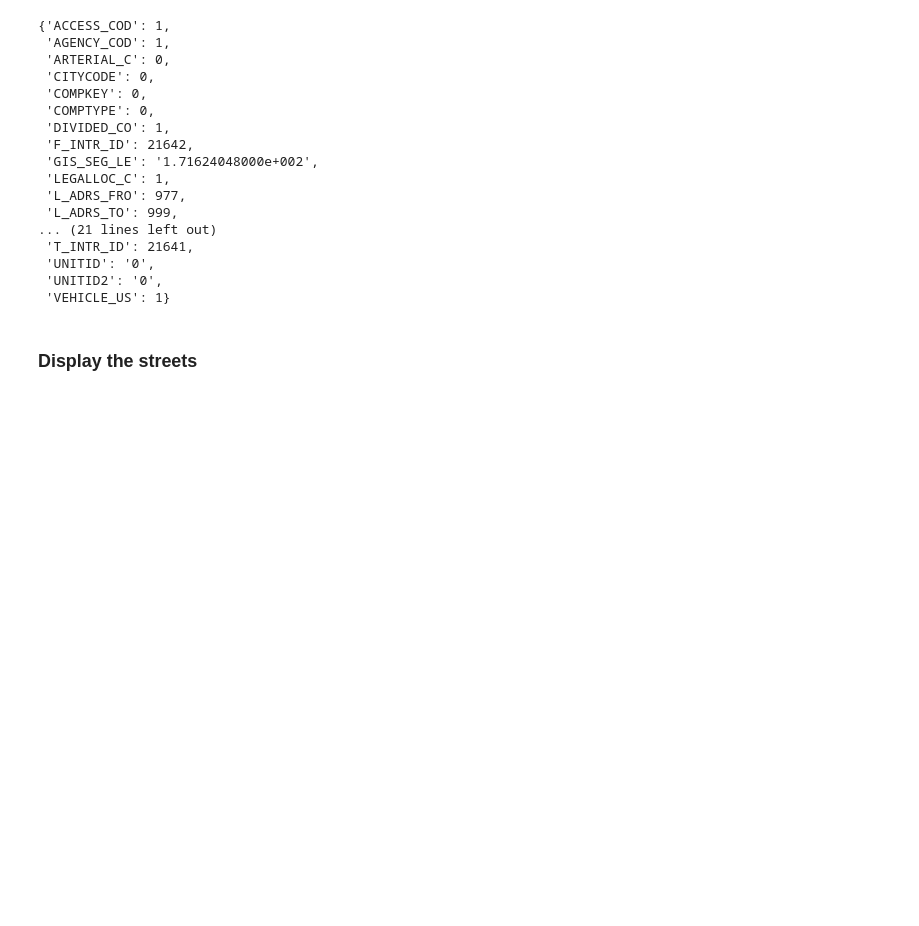
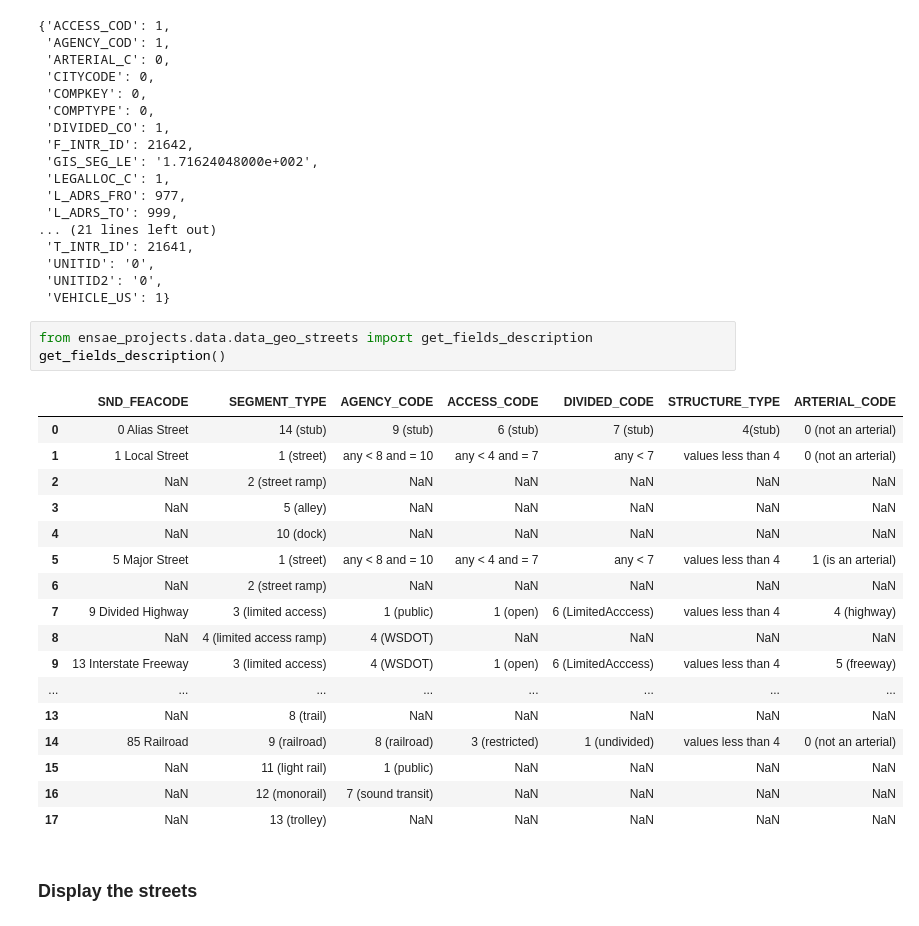
Before and after one commit to sdpython/ensae_projects, a Jupyter notebook: _doc/notebooks/challenges/city_tour/city_tour_data_preparation.ipynb, the cells around one changed output. Drawn from its saved outputs; the diff is of its cells as text; blank space fills up the shorter version.

```diff
--- a/_doc/notebooks/challenges/city_tour/city_tour_data_preparation.ipynb
+++ b/_doc/notebooks/challenges/city_tour/city_tour_data_preparation.ipynb
@@ -59,6 +59,27 @@ shapes[0].__dict__
  'UNITID': '0',
  'UNITID2': '0',
  'VEHICLE_US': 1}
+# %%
+from ensae_projects.data.data_geo_streets import get_fields_description
+get_fields_description()
+# %% [output]
+|  | SND_FEACODE | SEGMENT_TYPE | AGENCY_CODE | ACCESS_CODE | DIVIDED_CODE | STRUCTURE_TYPE | ARTERIAL_CODE |
+| 0 | 0 Alias Street | 14 (stub) | 9 (stub) | 6 (stub) | 7 (stub) | 4(stub) | 0 (not an arterial) |
+| 1 | 1 Local Street | 1 (street) | any < 8 and = 10 | any < 4 and = 7 | any < 7 | values less than 4 | 0 (not an arterial) |
+| 2 | NaN | 2 (street ramp) | NaN | NaN | NaN | NaN | NaN |
+| 3 | NaN | 5 (alley) | NaN | NaN | NaN | NaN | NaN |
+| 4 | NaN | 10 (dock) | NaN | NaN | NaN | NaN | NaN |
+| 5 | 5 Major Street | 1 (street) | any < 8 and = 10 | any < 4 and = 7 | any < 7 | values less than 4 | 1 (is an arterial) |
+| 6 | NaN | 2 (street ramp) | NaN | NaN | NaN | NaN | NaN |
+| 7 | 9 Divided Highway | 3 (limited access) | 1 (public) | 1 (open) | 6 (LimitedAcccess) | values less than 4 | 4 (highway) |
+| 8 | NaN | 4 (limited access ramp) | 4 (WSDOT) | NaN | NaN | NaN | NaN |
+| 9 | 13 Interstate Freeway | 3 (limited access) | 4 (WSDOT) | 1 (open) | 6 (LimitedAcccess) | values less than 4 | 5 (freeway) |
+| ... | ... | ... | ... | ... | ... | ... | ... |
+| 13 | NaN | 8 (trail) | NaN | NaN | NaN | NaN | NaN |
+| 14 | 85 Railroad | 9 (railroad) | 8 (railroad) | 3 (restricted) | 1 (undivided) | values less than 4 | 0 (not an arterial) |
+| 15 | NaN | 11 (light rail) | 1 (public) | NaN | NaN | NaN | NaN |
+| 16 | NaN | 12 (monorail) | 7 (sound transit) | NaN | NaN | NaN | NaN |
+| 17 | NaN | 13 (trolley) | NaN | NaN | NaN | NaN | NaN |
 # %% [markdown]
 ### Display the streets
 # %%
```
Also changed, not shown: parts of 1 cell of this notebook, 5 other files.
